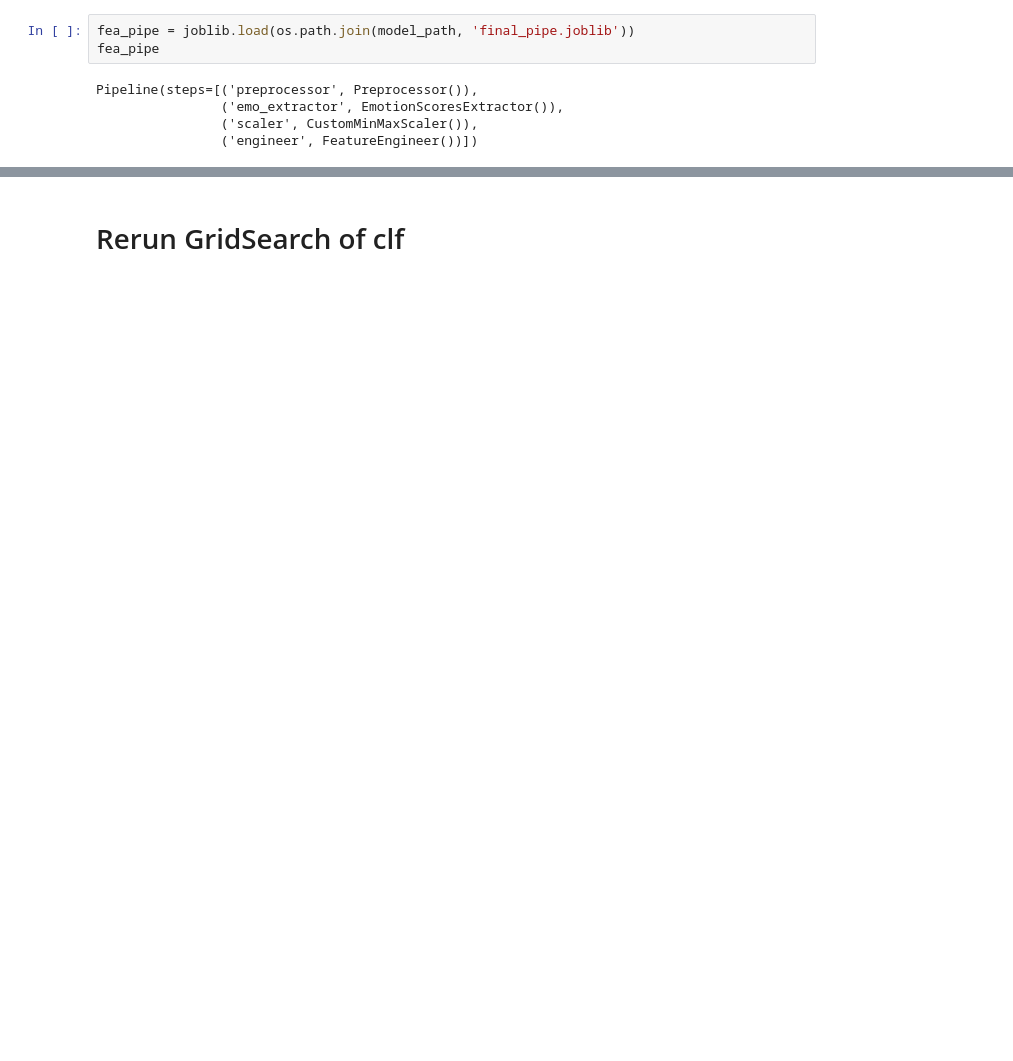
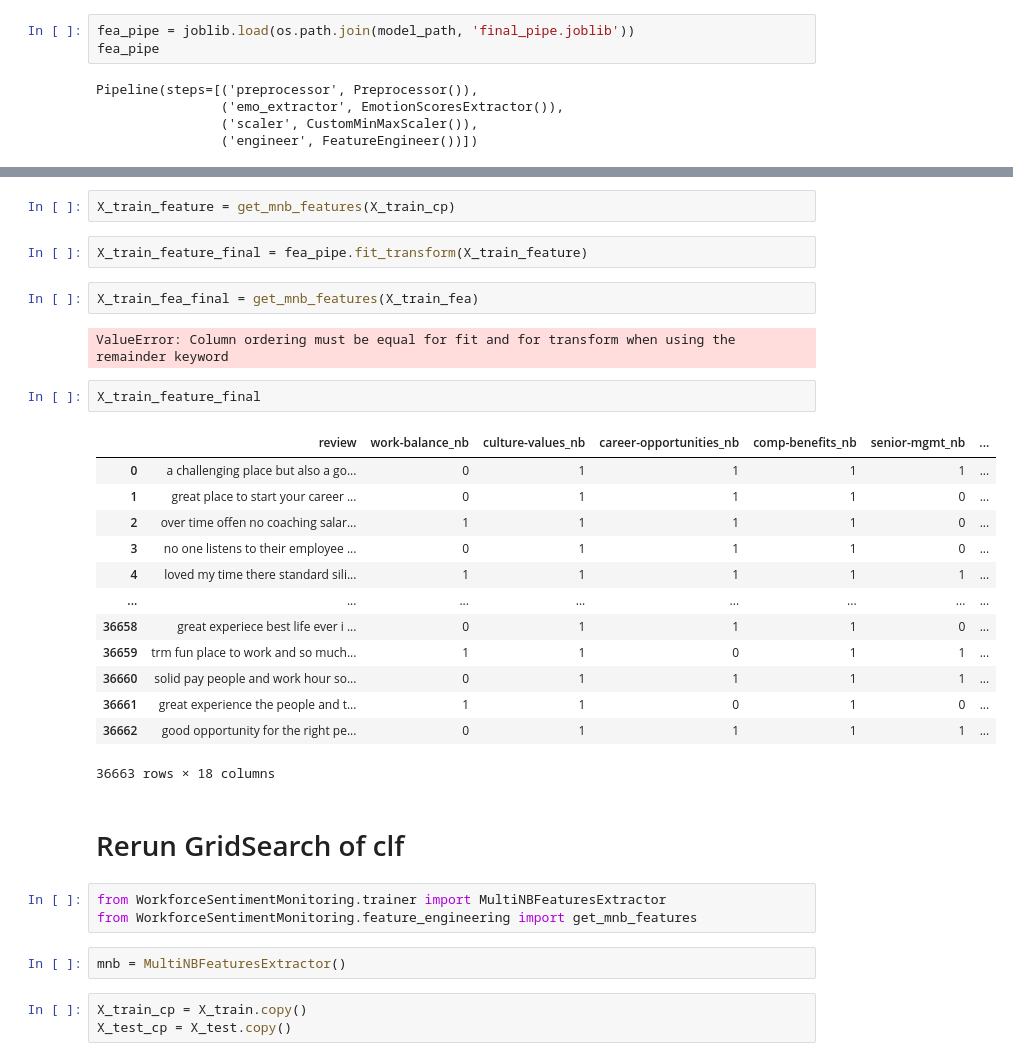
Before and after one commit to theresa-sporn/WorkforceSentimentMonitoring, a Jupyter notebook: notebooks/last_try.ipynb, the cells around one changed output, grey strips where cells are left out. Cells and saved outputs as stored; diff of their text form; blank space fills up the shorter version.

Commit message:
test final pipeline and models

```diff
--- a/notebooks/last_try.ipynb
+++ b/notebooks/last_try.ipynb
@@ -88,2 +125,34 @@ X_train_fea
+# %%
+X_train_feature = get_mnb_features(X_train_cp)
+# %%
+X_train_feature_final = fea_pipe.fit_transform(X_train_feature)
+# %%
+X_train_fea_final = get_mnb_features(X_train_fea)
+# %% [output]
+ValueError: Column ordering must be equal for fit and for transform when using the remainder keyword
+# %%
+X_train_feature_final
+# %% [output]
+|  | review | work-balance_nb | culture-values_nb | career-opportunities_nb | comp-benefits_nb | senior-mgmt_nb | ... |
+| 0 | a challenging place but also a go... | 0 | 1 | 1 | 1 | 1 | ... |
+| 1 | great place to start your career ... | 0 | 1 | 1 | 1 | 0 | ... |
+| 2 | over time offen no coaching salar... | 1 | 1 | 1 | 1 | 0 | ... |
+| 3 | no one listens to their employee ... | 0 | 1 | 1 | 1 | 0 | ... |
+| 4 | loved my time there standard sili... | 1 | 1 | 1 | 1 | 1 | ... |
+| ... | ... | ... | ... | ... | ... | ... | ... |
+| 36658 | great experiece best life ever i ... | 0 | 1 | 1 | 1 | 0 | ... |
+| 36659 | trm fun place to work and so much... | 1 | 1 | 0 | 1 | 1 | ... |
+| 36660 | solid pay people and work hour so... | 0 | 1 | 1 | 1 | 1 | ... |
+| 36661 | great experience the people and t... | 1 | 1 | 0 | 1 | 0 | ... |
+| 36662 | good opportunity for the right pe... | 0 | 1 | 1 | 1 | 1 | ... |
+36663 rows × 18 columns
 # %% [markdown]
 # Rerun GridSearch of clf
+# %%
+from WorkforceSentimentMonitoring.trainer import MultiNBFeaturesExtractor
+from WorkforceSentimentMonitoring.feature_engineering import get_mnb_features
+# %%
+mnb = MultiNBFeaturesExtractor()
+# %%
+X_train_cp = X_train.copy()
+X_test_cp = X_test.copy()
```
Also changed, not shown: parts of 28 cells of this notebook, 4 other files.
